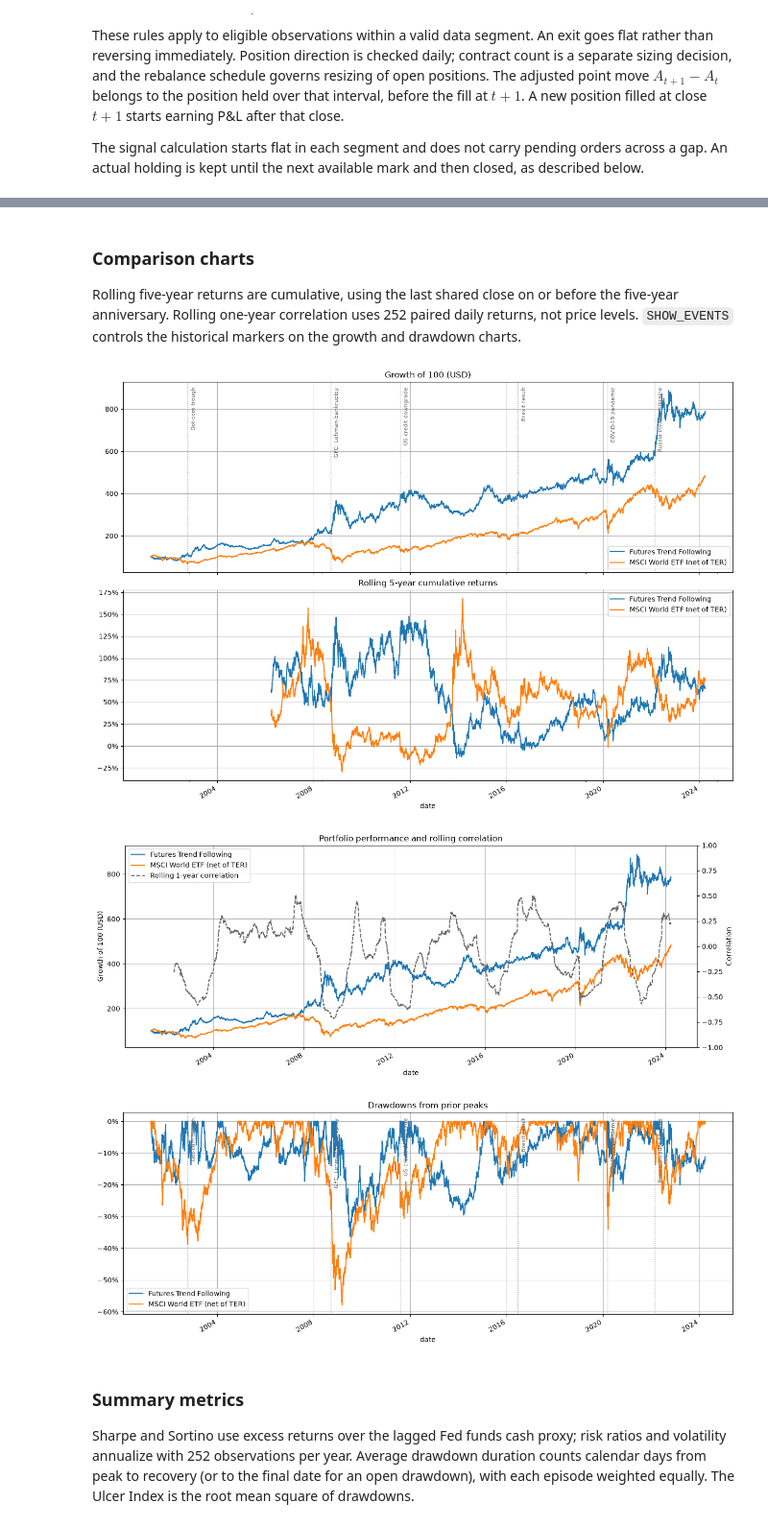
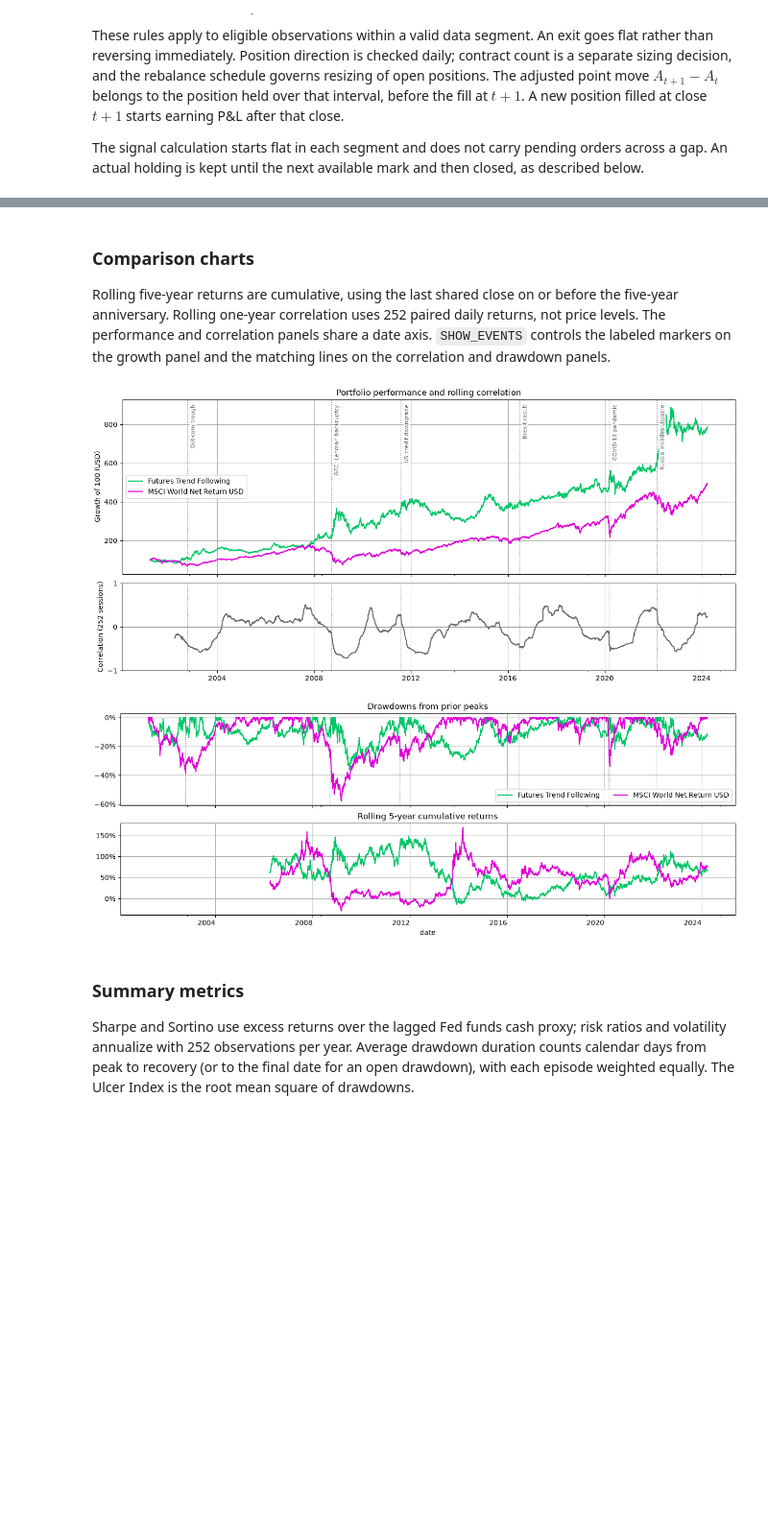
Before and after one commit to giacomomaggiore/financial-analyses, a Jupyter notebook: 05_trend_following_futures.ipynb, the cells around one changed output, grey strips where cells are left out. Shown at 96% size. Cells and saved outputs as stored; diff of their text form; code cells hidden in the pictures; blank space fills up the shorter version.

Commit message:
trend following

```diff
--- a/05_trend_following_futures.ipynb
+++ b/05_trend_following_futures.ipynb
@@ -210,6 +210,8 @@ $$
 **Sensitivity.** Keep the guide baseline separate from the draft 50/200 EMA and 20/20 channel settings. Use a common evaluation window and warm-up across variants; the current data audit's 100-session lookback allowance must be revisited before testing the 200-session EMA. The comparison uses the baseline settings. Parameters marked `None` are not modeled in this run.
 # %%
 # strategy details
+EQUITY_BENCHMARK_TER = 0.00  # Use the index without an added fund fee.
+
 MA_TYPE = 'ema'  # Use EMA for the baseline and SMA as a sensitivity check.
 MA_FAST_SESSIONS = 50  # Set the fast moving-average span.
 MA_SLOW_SESSIONS = 100  # Set the slow moving-average span.
@@ -618,9 +772,15 @@ Estimated exits after long gaps
 # %% [markdown]
 ### Comparison charts
 
-Rolling five-year returns are cumulative, using the last shared close on or before the five-year anniversary. Rolling one-year correlation uses 252 paired daily returns, not price levels. `SHOW_EVENTS` controls the historical markers on the growth and drawdown charts.
+Rolling five-year returns are cumulative, using the last shared close on or before the five-year anniversary. Rolling one-year correlation uses 252 paired daily returns, not price levels. The performance and correlation panels share a date axis. `SHOW_EVENTS` controls the labeled markers on the growth panel and the matching lines on the correlation and drawdown panels.
 # %%
 from matplotlib.ticker import PercentFormatter
+
+STRATEGY_COLORS = {
+    'Futures Trend Following': "#00c767",
+    'SG Trend (net)': "#3b8a10",
+    'MSCI World Net Return USD': "#df00d7",
+}
 
 SHOW_EVENTS = True
 EVENTS = {
@@ -629,58 +789,62 @@ EVENTS = {
     '2011-08-05': 'US credit downgrade',
     '2016-06-24': 'Brexit result',
     '2020-03-11': 'COVID-19 pandemic',
     '2022-02-24': 'Russia invades Ukraine',
 }
 
-def annotate_events(ax):
+def annotate_events(ax, *, labels=False):
     if SHOW_EVENTS:
         for day, label in EVENTS.items():
             date = pd.Timestamp(day)
             if comparison.index[0] <= date <= comparison.index[-1]:
                 ax.axvline(date, color='gray', linestyle=':', linewidth=1)
-                ax.annotate(label, (ax.convert_xunits(date), 0.97), xycoords=ax.get_xaxis_transform(),
-                            xytext=(4, 0), textcoords='offset points', rotation=90,
-                            va='top', color='dimgray', fontsize=8)
+                if labels:
+                    ax.annotate(label, (ax.convert_xunits(date), 0.97), xycoords=ax.get_xaxis_transform(),
+                                xytext=(4, 0), textcoords='offset points', rotation=90,
+                                va='top', color='dimgray', fontsize=8,
+                                bbox={'facecolor': 'white', 'edgecolor': 'none', 'alpha': 0.8, 'pad': 1})
 
 def drawdown(levels):
     return levels / levels.cummax() - 1
 
 def rolling_five_year_returns(levels):
     start_dates = levels.index - pd.DateOffset(years=5)
     start_levels = levels.reindex(start_dates, method='ffill').set_axis(levels.index)
     return levels / start_levels - 1
 
 daily_returns = comparison.pct_change().dropna()
 trend, equities = daily_returns.columns
 rolling_correlation = daily_returns[trend].rolling(252).corr(daily_returns[equities])
 
-fig, (growth_ax, rolling_ax) = plt.subplots(2, 1, figsize=(13, 9), sharex=True, layout='constrained')
-comparison.plot(ax=growth_ax, title='Growth of 100 (USD)', grid=True)
-annotate_events(growth_ax)
-rolling_five_year_returns(comparison).plot(ax=rolling_ax, title='Rolling 5-year cumulative returns', grid=True)
-rolling_ax.yaxis.set_major_formatter(PercentFormatter(1))
+performance_fig, (growth_ax, correlation_ax) = plt.subplots(
+    2, 1, figsize=(13, 6), sharex=True, height_ratios=(2, 1), layout='constrained')
+comparison.plot(ax=growth_ax, title='Portfolio performance and rolling correlation', grid=True,
+                legend=False, color=STRATEGY_COLORS, x_compat=True)
+growth_ax.set_ylabel('Growth of 100 (USD)')
+growth_ax.legend(loc='center left')
+correlation_ax.plot(rolling_correlation.index, rolling_correlation, color='dimgray')
+correlation_ax.axhline(0, color='gray', linewidth=0.8)
+correlation_ax.set(ylabel='Correlation (252 sessions)', ylim=(-1, 1), yticks=[-1, 0, 1])
+correlation_ax.grid(True, alpha=0.3)
+annotate_events(growth_ax, labels=True)
+annotate_events(correlation_ax)
 plt.show()
 
-fig, performance_ax = plt.subplots(figsize=(13, 5), layout='constrained')
-comparison.plot(ax=performance_ax, title='Portfolio performance and rolling correlation', grid=True, legend=False)
-performance_ax.set_ylabel('Growth of 100 (USD)')
-correlation_ax = performance_ax.twinx()
-correlation_ax.plot(rolling_correlation.index, rolling_correlation, color='dimgray', linestyle='--',
-                    label='Rolling 1-year correlation')
-correlation_ax.set(ylabel='Correlation', ylim=(-1, 1))
-performance_ax.legend(handles=performance_ax.lines + correlation_ax.lines, loc='upper left')
-plt.show()
-
-fig, drawdown_ax = plt.subplots(figsize=(13, 5), layout='constrained')
-drawdown(comparison).plot(ax=drawdown_ax, title='Drawdowns from prior peaks', grid=True, legend=False)
-drawdown_ax.legend(loc='lower left')
+risk_fig, (drawdown_ax, rolling_ax) = plt.subplots(
+    2, 1, figsize=(13, 4.8), sharex=True, layout='constrained')
+drawdown(comparison).plot(ax=drawdown_ax, title='Drawdowns from prior peaks', grid=True,
+                          legend=False, color=STRATEGY_COLORS, x_compat=True)
+drawdown_ax.legend(loc='lower right', ncol=2)
 drawdown_ax.yaxis.set_major_formatter(PercentFormatter(1))
 annotate_events(drawdown_ax)
+rolling_five_year_returns(comparison).plot(ax=rolling_ax, title='Rolling 5-year cumulative returns',
+                                          grid=True, legend=False, color=STRATEGY_COLORS, x_compat=True)
+rolling_ax.yaxis.set_major_formatter(PercentFormatter(1))
+rolling_ax.tick_params(axis='x', labelrotation=0)
 plt.show()
 # %% [output]
-[figure, old version]
+[figure, new version]
-[figure, old version]
+[figure, new version]
-[figure, removed]
 # %% [markdown]
 ### Summary metrics
 
```
Also changed, not shown: parts of 11 cells of this notebook, 7 other files.
